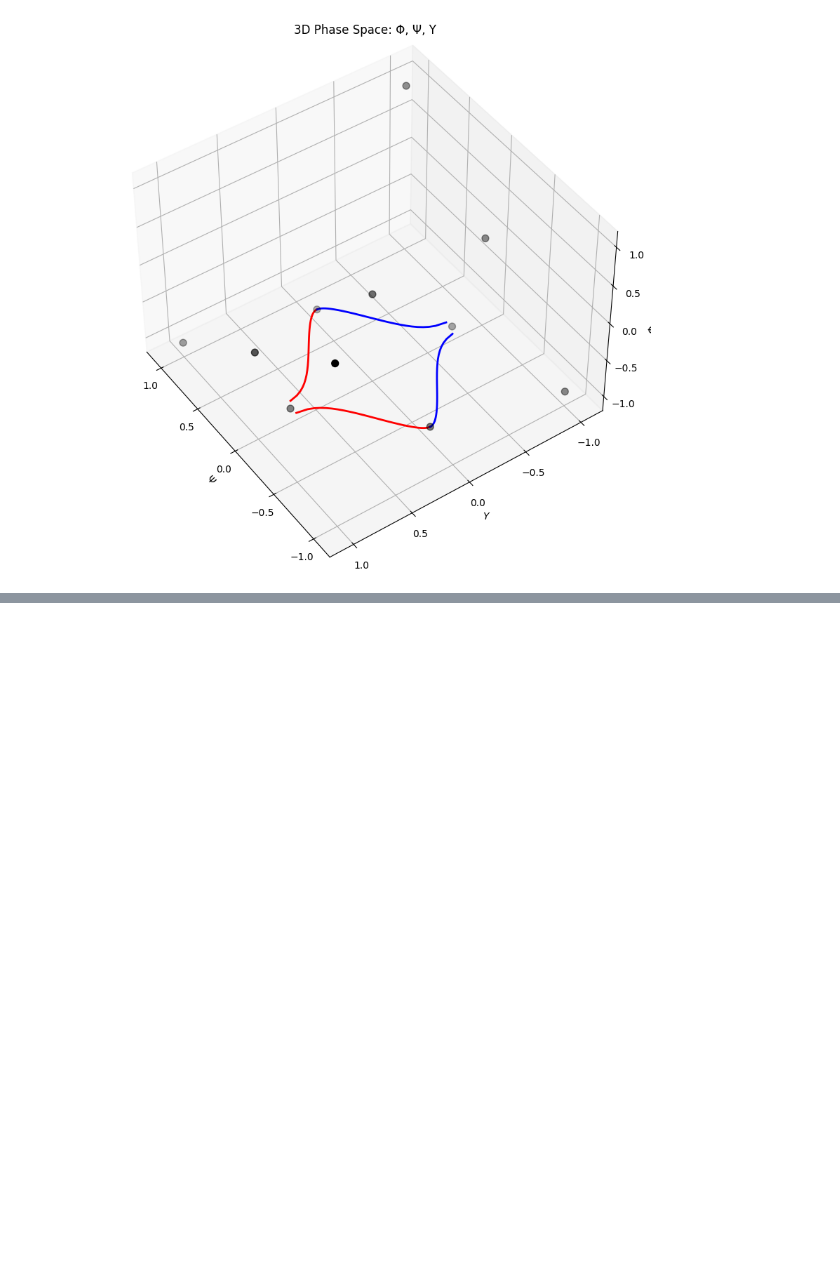
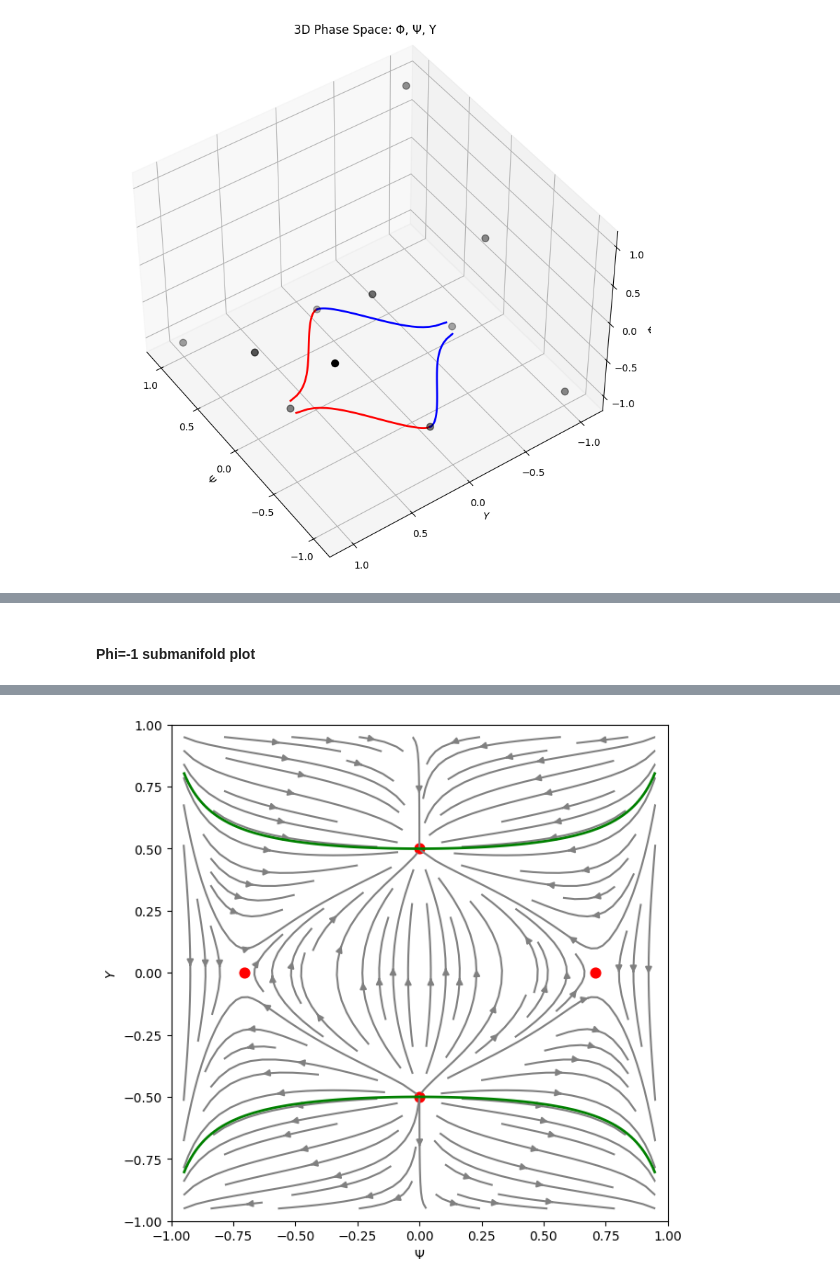
Before and after one commit to up2107120/Dynamical-systems-of-DE, a Jupyter notebook: Emergent_universe.ipynb, the cells around one changed output, grey strips where cells are left out. Saved outputs shown, nothing was run; the diff lists cells and outputs as text; code cells hidden in the pictures; blank space fills up the shorter version.

```diff
--- a/Emergent_universe.ipynb
+++ b/Emergent_universe.ipynb
@@ -328,0 +1809,79 @@ plt.show()
+# %% [markdown]
+#### Phi=-1 submanifold plot
+# %%
+import numpy as np
+import sympy as sp
+import matplotlib.pyplot as plt
+
+# ---------------------------------------------------------
+# SYMBOLIC SYSTEM (for fixed points + Jacobian)
+# ---------------------------------------------------------
+Psi, Y = sp.symbols('Psi Y')
+
+Psi_prime = -3 * Y * Psi * (1 - Psi**2) / sp.sqrt(1 - Y**2)
+Y_prime   = -Y**2 * sp.sqrt(1 - Y**2) \
+            - (1 - Y**2)**sp.Rational(3,2) / 3 * (Psi**2/(1-Psi**2) - 1)
+
+# Solve for fixed points
+FPs = sp.solve([Psi_prime, Y_prime], [Psi, Y], dict=True)
+print("Interior fixed points:", FPs)
+
+# Jacobian
+J = sp.Matrix([
+    [sp.diff(Psi_prime, Psi), sp.diff(Psi_prime, Y)],
+    [sp.diff(Y_prime,   Psi), sp.diff(Y_prime,   Y)]
+])
+
+# Evaluate Jacobian + eigenvalues at each fixed point
+for fp in FPs:
+    J_eval = J.subs(fp)
+    eigvals = J_eval.eigenvals()
+    print("\nFixed point:", fp)
+    print("Jacobian:\n", J_eval)
+    print("Eigenvalues:", eigvals)
+
+# ---------------------------------------------------------
+# NUMERICAL SYSTEM (for stream plot)
+# ---------------------------------------------------------
+def system(Psi, Y):
+    Psi_dot = -3 * Y * Psi * (1 - Psi**2) / np.sqrt(1 - Y**2)
+    Y_dot   = -Y**2 * np.sqrt(1 - Y**2) \
+              - (1 - Y**2)**1.5 / 3 * (Psi**2/(1-Psi**2) - 1)
+    return Psi_dot, Y_dot
+
+# Grid for stream plot
+Psi_vals = np.linspace(-0.95, 0.95, 200)
+Y_vals   = np.linspace(-0.95, 0.95, 200)
+PSI, YY  = np.meshgrid(Psi_vals, Y_vals)
+
+U, V = system(PSI, YY)
+
+# ---------------------------------------------------------
+# Friedmann constraint contours
+# ---------------------------------------------------------
+F_plus  = YY/np.sqrt(1-YY**2) - np.sqrt(1/3 + PSI**2/(6*(1-PSI**2)))
+F_minus = YY/np.sqrt(1-YY**2) + np.sqrt(1/3 + PSI**2/(6*(1-PSI**2)))
+
+# ---------------------------------------------------------
+# PLOT
+# ---------------------------------------------------------
+fig, ax = plt.subplots(figsize=(7,7))
+
+# Stream plot
+ax.streamplot(Psi_vals, Y_vals, U, V, density=1.2, color='gray')
+
+# Friedmann constraint
+ax.contour(PSI, YY, F_plus,  levels=[0], colors='green', linewidths=2)
+ax.contour(PSI, YY, F_minus, levels=[0], colors='green', linewidths=2)
+
+# Fixed points
+for fp in FPs:
+    ax.scatter(float(fp[Psi]), float(fp[Y]), color='red', s=60)
+
+ax.set_xlabel(r"$\Psi$")
+ax.set_ylabel(r"$Y$")
+ax.set_xlim(-1,1)
+ax.set_ylim(-1,1)
+ax.set_aspect('equal')
+plt.show()
+# %% [output]
@@ -328,0 +1905 @@ plt.show()
+[figure, added]
```
Also changed, not shown: parts of 21 cells of this notebook.
